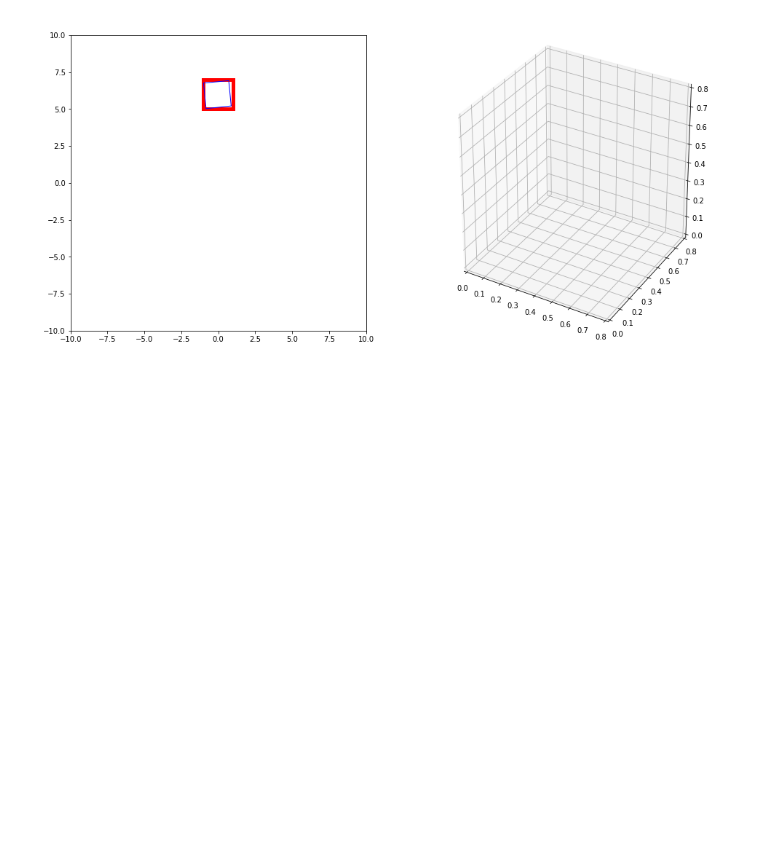
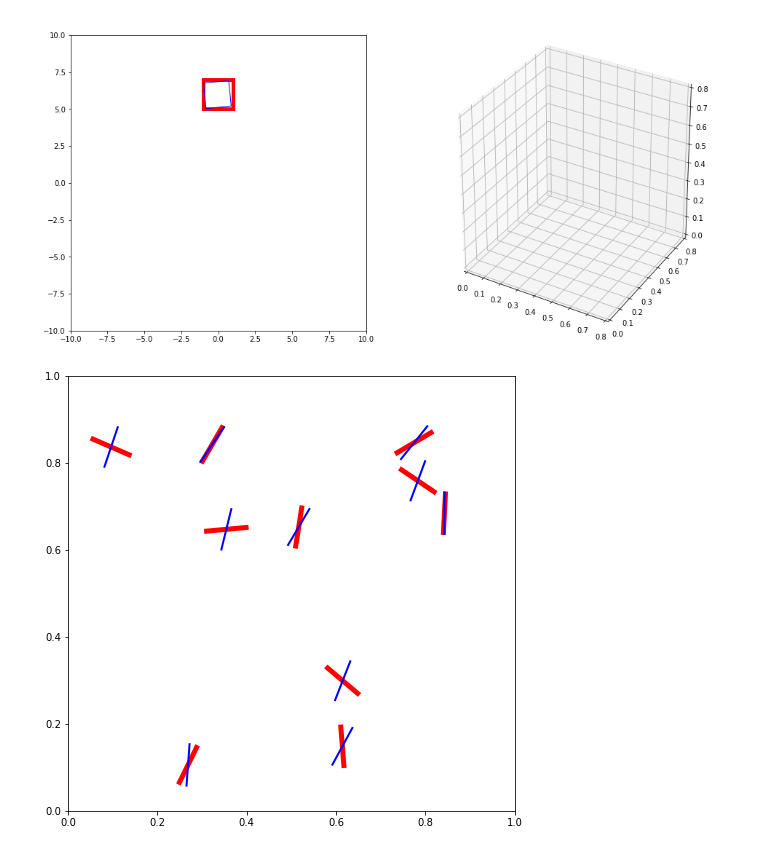
Before and after one commit to lawsonfulton/research-experiments, a Jupyter notebook: box-auto-enc/experiment book.ipynb, the cells around one changed output. Saved outputs shown, nothing was run; the diff lists cells and outputs as text; code cells hidden in the pictures; blank space fills up the shorter version.

Commit message:
ok finally this is a good baseline mapping

```diff
--- a/box-auto-enc/experiment book.ipynb
+++ b/box-auto-enc/experiment book.ipynb
@@ -1380,0 +1381,11 @@ from keras_learn import *
+# %%
+lines, mappings = get_samples(10)
+fig = plt.figure(figsize=(8, 8))
+ax = fig.add_subplot(111)
+for line,mapping in zip(lines, mappings):
+    draw_line(line, ax, colour='r', linewidth=5)
+    draw_line(line_from_mapping(mapping), ax, colour='b', linewidth=2)
+
+plt.show()
+# %% [output]
+[figure, added]
```
Also changed, not shown: parts of 11 cells of this notebook, 3 other files.
